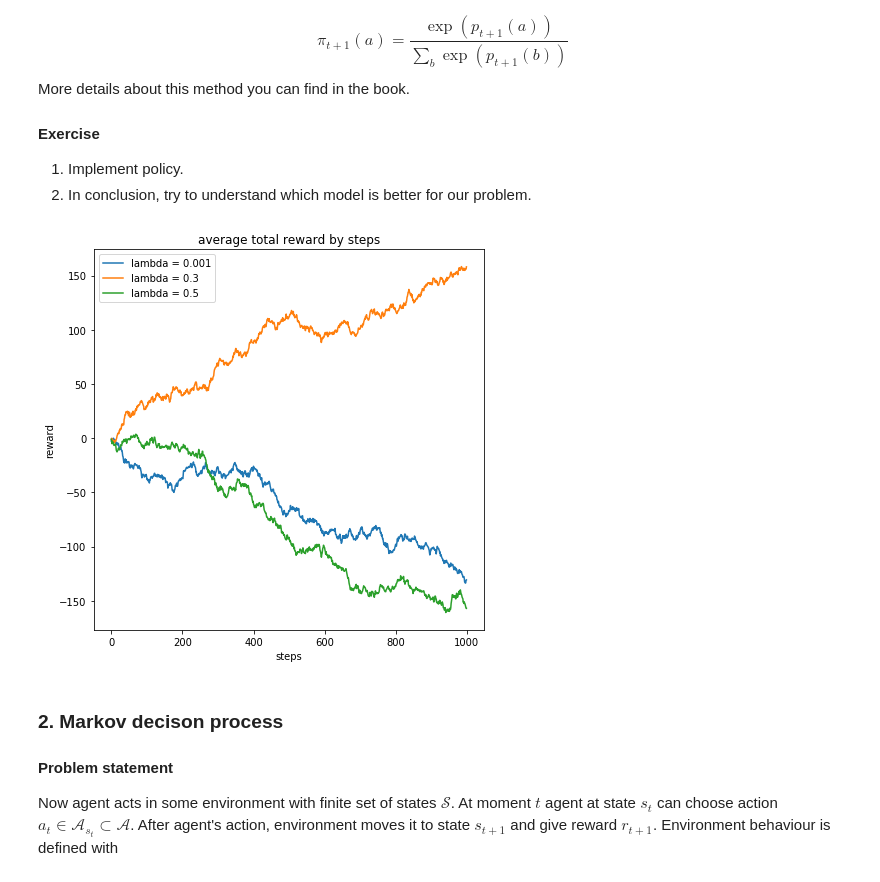
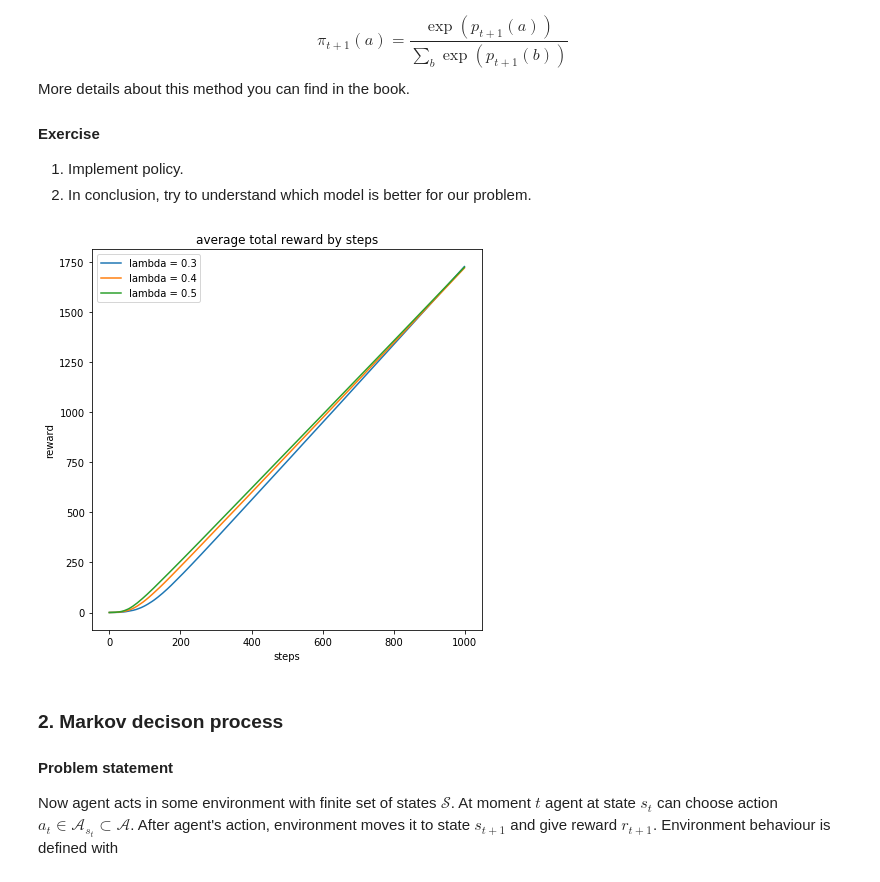
Before and after one commit to Sundry4/Darin_project, a Jupyter notebook: labs/lab-4.ipynb, the cells around one changed output. Cells and saved outputs as stored; diff of their text form; code cells hidden in the pictures.

```diff
--- a/labs/lab-4.ipynb
+++ b/labs/lab-4.ipynb
@@ -321,49 +347,21 @@ def policy(Q, P, t, r, lamb):
     return np.random.choice(actions, 1, p=probabilities)[0]
-# %%
-def play(lamb, e = 0):
-    total_sum = [0] * 1000
-
-    for game in range(1, 10**0 + 1):
-
-        P = [[0] * 100 for i in range(1001)]
-        C = [0] * 100
-        Q = [0] * 1001
-        MU = [0] * 100
-
-        for i in range(100):
-            MU[i] = random.normalvariate(0, 1)
-
-        reward = 0
-
-        r = 0
-        for t in range(1, 1001):
-            a = policy(Q, P, t, r, lamb)
-            C[a] += 1
-            r = random.normalvariate(MU[a], 1)
-            reward += r
-
-            Q[t] = get_a(t) * (r - Q[t - 1]) + Q[t - 1]
-
-            total_sum[t - 1] = (total_sum[t - 1] * (game - 1) + reward) / game
-
-    return total_sum
 # %%
-lamb = [0.001, 0.3, 0.5]
+lamb = [0.3, 0.4, 0.5]
 fig = plt.figure(figsize=(7, 7))
 legend = ["lambda = " + str(l) for l in lamb]
 
 plt.title('average total reward by steps')
 plt.xlabel('steps')
 plt.ylabel('reward')
 
 for l in lamb:
     total_sum = play(l)
     plt.plot(range(1000), total_sum)
 
 plt.legend(legend)
 plt.show()
 # %% [output]
-[figure, old version]
+[figure, new version]
 # %% [markdown]
 ### 2. Markov decison process
 #### Problem statement
```
Also changed, not shown: parts of 5 cells of this notebook.
